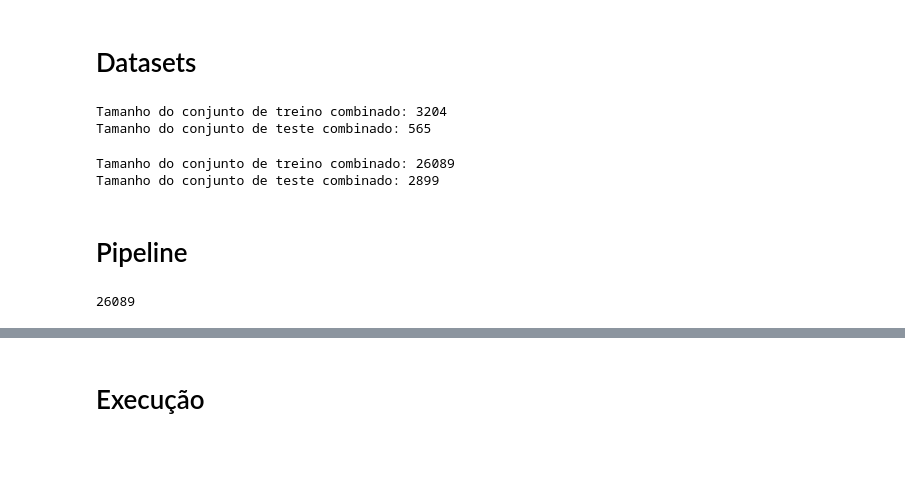
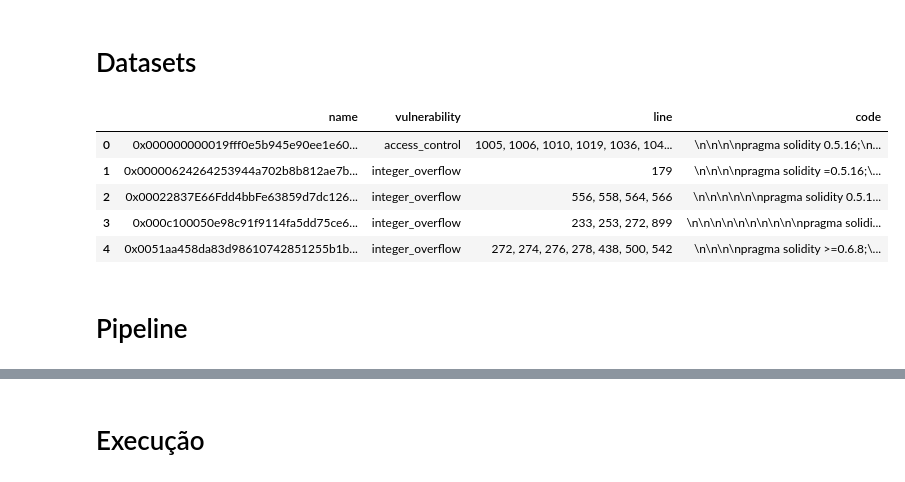
Before and after one commit to luishcarvalho/rag_llm, a Jupyter notebook: Haystack_4.ipynb, the cells around one changed output, grey strips where cells are left out. Cells and saved outputs as stored; diff of their text form; code cells hidden in the pictures; blank space fills up the shorter version.

```diff
--- a/Haystack_4.ipynb
+++ b/Haystack_4.ipynb
@@ -133,38 +132,10 @@ df_safe = df_safe.drop_duplicates()
-# %%
-import pandas as pd
-
-# Separar 15% aleatoriamente para teste de contratos vulneráveis
-test_vuln = df_vuln.sample(frac=0.15, random_state=42)
-train_vuln = df_vuln.drop(test_vuln.index)
-
-# Separar 15% aleatoriamente para teste de contratos seguros
-test_safe = df_safe.sample(frac=0.15, random_state=42)
-train_safe = df_safe.drop(test_safe.index)
-
-# Juntar os conjuntos de treino
-train_df = pd.concat([train_vuln, train_safe], ignore_index=True)
-
-# Juntar os conjuntos de teste
-test_df = pd.concat([test_vuln, test_safe], ignore_index=True)
-
-# Verificar os tamanhos dos DataFrames combinados
-print("Tamanho do conjunto de treino combinado:", len(train_df))
-print("Tamanho do conjunto de teste combinado:", len(test_df))
-# %% [output]
-Tamanho do conjunto de treino combinado: 3204
-Tamanho do conjunto de teste combinado: 565
-# %%
-df = pd.read_parquet('/home/luis/UFV/RAG - LLM - Jupyter/dataset_complete_all_multilabel.parquet')
-df = df.sample(frac=0.25, random_state=42)
-df = df.drop_duplicates()
-
-# Separar 15% aleatoriamente para teste de contratos vulneráveis
-test_df = df.sample(frac=0.10, random_state=42)
-train_df = df.drop(test_df.index)
-
-# Verificar os tamanhos dos DataFrames combinados
-print("Tamanho do conjunto de treino combinado:", len(train_df))
-print("Tamanho do conjunto de teste combinado:", len(test_df))
-# %% [output]
-Tamanho do conjunto de treino combinado: 26089
-Tamanho do conjunto de teste combinado: 2899
+# %%
+df = pd.read_csv('dataset_code.csv')
+df.head(5)
+# %% [output]
+|  | name | vulnerability | line | code |
+| 0 | 0x000000000019fff0e5b945e90ee1e60... | access_control | 1005, 1006, 1010, 1019, 1036, 104... | \n\n\n\npragma solidity 0.5.16;\n... |
+| 1 | 0x00000624264253944a702b8b812ae7b... | integer_overflow | 179 | \n\n\n\npragma solidity =0.5.16;\... |
+| 2 | 0x00022837E66Fdd4bbFe63859d7dc126... | integer_overflow | 556, 558, 564, 566 | \n\n\n\n\n\npragma solidity 0.5.1... |
+| 3 | 0x000c100050e98c91f9114fa5dd75ce6... | integer_overflow | 233, 253, 272, 899 | \n\n\n\n\n\n\n\n\n\npragma solidi... |
+| 4 | 0x0051aa458da83d98610742851255b1b... | integer_overflow | 272, 274, 276, 278, 438, 500, 542 | \n\n\n\npragma solidity >=0.6.8;\... |
@@ -171,24 +145,2 @@ Tamanho do conjunto de teste combinado: 2899
 # %% [markdown]
 # Pipeline
-# %%
-document_store = ChromaDocumentStore()
-
-documents = [
-    Document(
-        content=row['source_code'],
-        meta={
-            "vulnerability": row['slither']  # Captura todo o conteúdo da coluna 'slither'
-        }
-    )
-    for index, row in train_df.iterrows()
-]
-
-
-document_embedder  = SentenceTransformersDocumentEmbedder(model="mixedbread-ai/deepset-mxbai-embed-de-large-v1")
-#document_embedder  = SentenceTransformersDocumentEmbedder()
-document_embedder.warm_up()
-
-documents_with_embeddings = document_embedder.run(documents )["documents"]
-document_store.write_documents(documents_with_embeddings)
-# %% [output]
-26089
```
Also changed, not shown: parts of 27 cells of this notebook.
